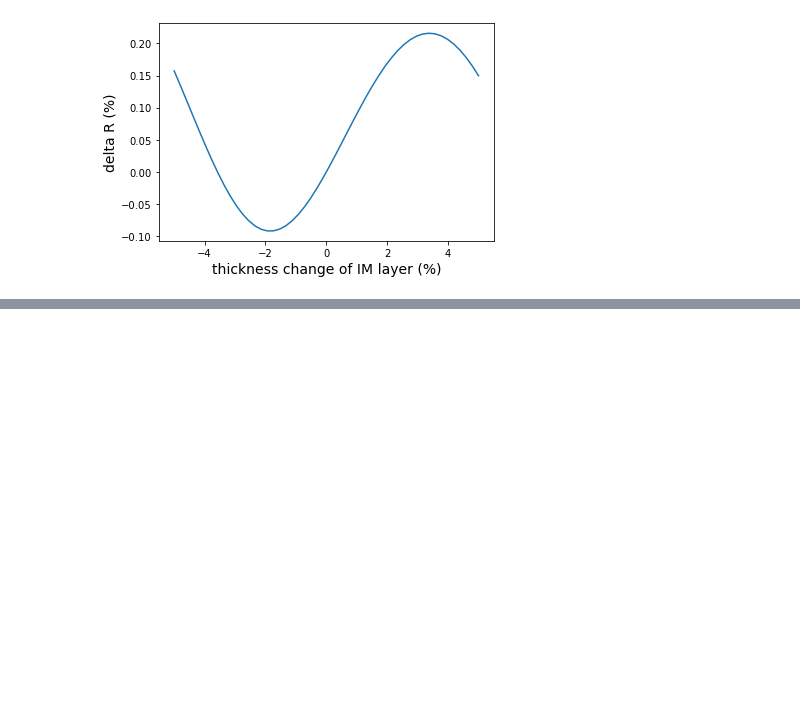
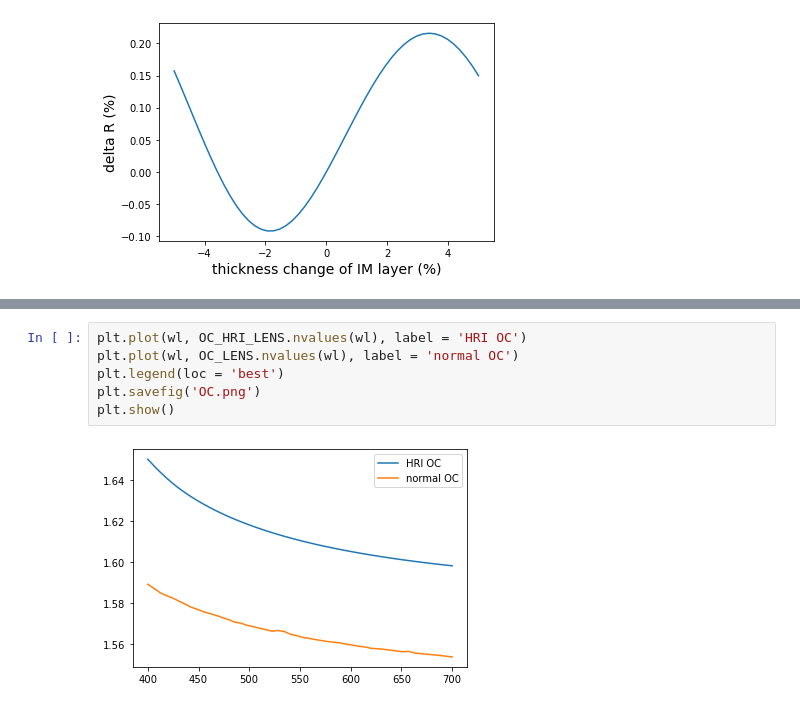
Before and after one commit to Yoway1994/ThinFilm, a Jupyter notebook: probation_fig.ipynb, the cells around one changed output, grey strips where cells are left out. Drawn from its saved outputs; the diff is of its cells as text; blank space fills up the shorter version.

```diff
--- a/probation_fig.ipynb
+++ b/probation_fig.ipynb
@@ -134,0 +154,8 @@ print(min(Ri_2))
+# %%
+plt.plot(wl, OC_HRI_LENS.nvalues(wl), label = 'HRI OC')
+plt.plot(wl, OC_LENS.nvalues(wl), label = 'normal OC')
+plt.legend(loc = 'best')
+plt.savefig('OC.png')
+plt.show()
+# %% [output]
+[figure, added]
```
Also changed, not shown: parts of 3 cells of this notebook, 8 other files.
